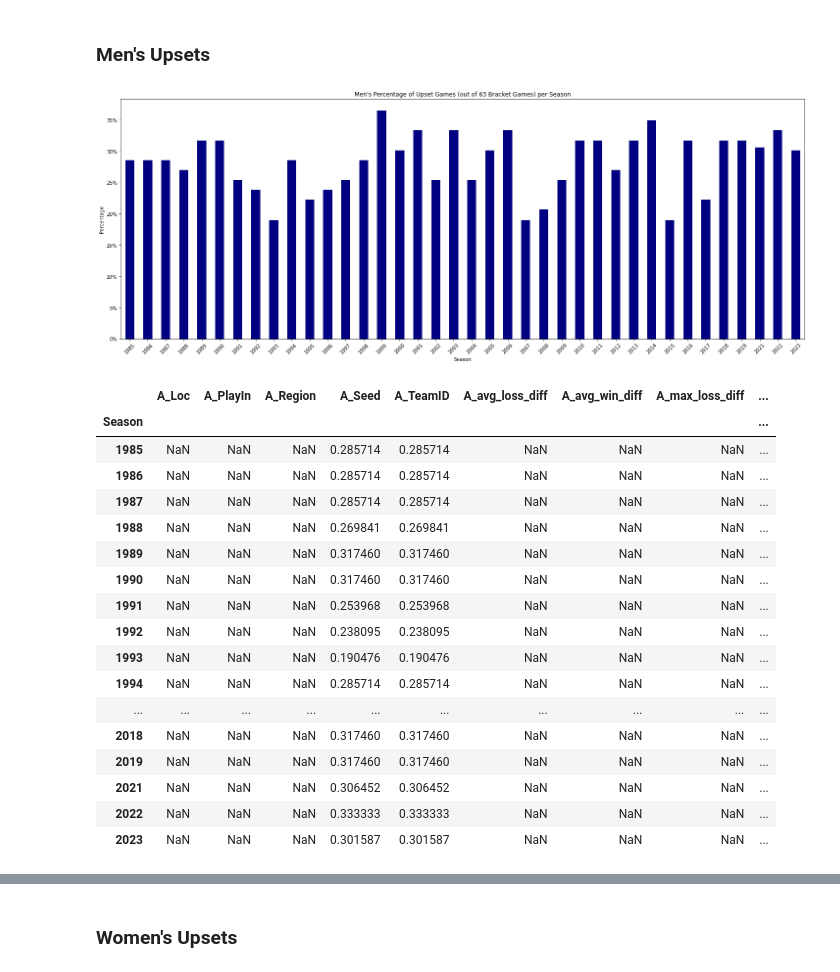
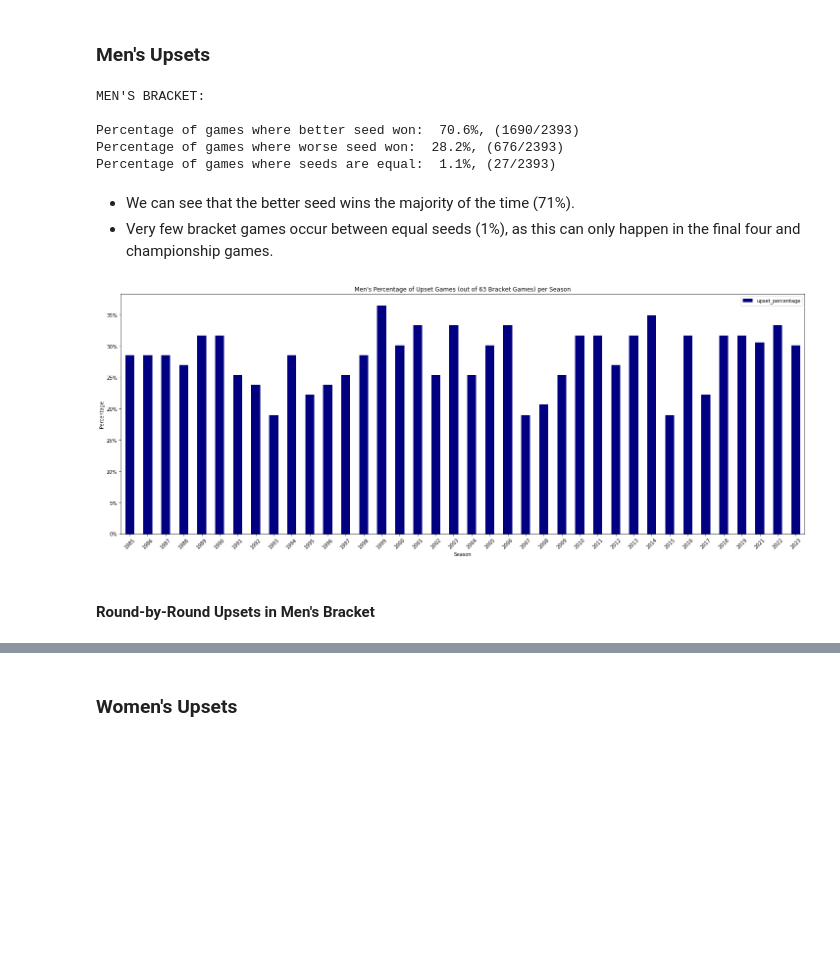
Before and after one commit to heefjones/march_madness, a Jupyter notebook: eda.ipynb, the cells around one changed output, grey strips where cells are left out. Saved outputs shown, nothing was run; the diff lists cells and outputs as text; code cells hidden in the pictures; blank space fills up the shorter version.

```diff
--- a/eda.ipynb
+++ b/eda.ipynb
@@ -545,0 +566,7 @@ plt.show()
+# %%
+# create winning seed diff col
+df['Wseed_diff'] = np.where(df['win'] == 1, df['B_Seed'] - df['A_Seed'], df['A_Seed'] - df['B_Seed'])
+# %%
+# split mens and womens data
+df_mens = df[df['A_TeamID'] < 3000].copy().reset_index(drop=True)
+df_womens = df[df['A_TeamID'] >= 3000].copy().reset_index(drop=True)
@@ -546,2 +651,6 @@ plt.show()
+# %%
+# drop play-in games for bracket analysis
+df_mens = df_mens.drop(index=df_mens.loc[(df_mens['round'] == 0)].index).reset_index(drop=True)
+df_womens = df_womens.drop(index=df_womens.loc[(df_womens['round'] == 0)].index).reset_index(drop=True)
 # %% [markdown]
 ### Men's Upsets
@@ -552,30 +657,31 @@ wupsets = upsets.loc[upsets['A_TeamID'] >= 3000]
+# %%
+# get favorite wins (lower/better seed wins), get upsets (higher/worse seed wins), and equal seed wins
+mfavorites = df_mens.loc[df_mens['Wseed_diff'] > 0][['Season', 'A_TeamID', 'B_TeamID', 'A_FullSeed', 'B_FullSeed', 'Wseed_diff', 'score_diff', 'round']]
+mupsets = df_mens.loc[df_mens['Wseed_diff'] < 0][['Season', 'A_TeamID', 'B_TeamID', 'A_FullSeed', 'B_FullSeed', 'Wseed_diff', 'score_diff', 'round']]
+mequals = df_mens.loc[df_mens['Wseed_diff'] == 0][['Season', 'A_TeamID', 'B_TeamID', 'A_FullSeed', 'B_FullSeed', 'Wseed_diff', 'score_diff', 'round']]
+
+print('MEN\'S BRACKET:\n')
+print(f'% of games where better seed won: {mfavorites.shape[0] / df_mens.shape[0] * 100: .1f}%, ({mfavorites.shape[0]}/{df_mens.shape[0]})')
+print(f'% of games where worse seed won: {mupsets.shape[0] / df_mens.shape[0] * 100: .1f}%, ({mupsets.shape[0]}/{df_mens.shape[0]})')
+print(f'% of games where seeds are equal: {mequals.shape[0] / df_mens.shape[0] * 100: .1f}%, ({mequals.shape[0]}/{df_mens.shape[0]})')
+# %% [output]
+MEN'S BRACKET:
+
+Percentage of games where better seed won:  70.6%, (1690/2393)
+Percentage of games where worse seed won:  28.2%, (676/2393)
+Percentage of games where seeds are equal:  1.1%, (27/2393)
+# %% [markdown]
+- We can see that the better seed wins the majority of the time (71%).
+- Very few bracket games occur between equal seeds (1%), as this can only happen in the final four and championship games.
 # %%
 # plot men's percentage of upsets per season
-mupset_percentage = mupsets.groupby('Season').count() / df_copy.loc[df_copy['A_TeamID'] < 3000].groupby('Season').count()
-mupset_percentage['score_diff'].plot(kind='bar', figsize=(25, 9), title='Men\'s Percentage of Upset Games (out of 63 Bracket Games) per Season', ylabel='Percentage', xlabel='Season' \
-                                     , color='navy', rot=45)
-plt.gca().set_yticklabels(['{:.0f}%'.format(x * 100) for x in plt.gca().get_yticks()])
+mupset_percentage = (mupsets.groupby('Season').count() / df_mens.groupby('Season').count()).rename(columns={'score_diff': 'upset_percentage'}) \
+    .reset_index()[['Season', 'upset_percentage']]
+ax = mupset_percentage.plot(kind='bar', figsize=(25, 9), x='Season',y='upset_percentage', title='Men\'s Percentage of Upset Games (out of 63 Bracket Games) per Season',
+                            ylabel='Percentage', xlabel='Season', color='navy', rot=45)
+ax.set_yticklabels(['{:.0f}%'.format(x * 100) for x in ax.get_yticks()])
 plt.show()
 # %% [output]
-[figure, old version]
+[figure, new version]
-# %%
-mupset_percentage.reset_index()
-# %% [output]
-|  | A_Loc | A_PlayIn | A_Region | A_Seed | A_TeamID | A_avg_loss_diff | A_avg_win_diff | A_max_loss_diff | ... |
-| Season |  |  |  |  |  |  |  |  | ... |
-| 1985 | NaN | NaN | NaN | 0.285714 | 0.285714 | NaN | NaN | NaN | ... |
-| 1986 | NaN | NaN | NaN | 0.285714 | 0.285714 | NaN | NaN | NaN | ... |
-| 1987 | NaN | NaN | NaN | 0.285714 | 0.285714 | NaN | NaN | NaN | ... |
-| 1988 | NaN | NaN | NaN | 0.269841 | 0.269841 | NaN | NaN | NaN | ... |
-| 1989 | NaN | NaN | NaN | 0.317460 | 0.317460 | NaN | NaN | NaN | ... |
-| 1990 | NaN | NaN | NaN | 0.317460 | 0.317460 | NaN | NaN | NaN | ... |
-| 1991 | NaN | NaN | NaN | 0.253968 | 0.253968 | NaN | NaN | NaN | ... |
-| 1992 | NaN | NaN | NaN | 0.238095 | 0.238095 | NaN | NaN | NaN | ... |
-| 1993 | NaN | NaN | NaN | 0.190476 | 0.190476 | NaN | NaN | NaN | ... |
-| 1994 | NaN | NaN | NaN | 0.285714 | 0.285714 | NaN | NaN | NaN | ... |
-| ... | ... | ... | ... | ... | ... | ... | ... | ... | ... |
-| 2018 | NaN | NaN | NaN | 0.317460 | 0.317460 | NaN | NaN | NaN | ... |
-| 2019 | NaN | NaN | NaN | 0.317460 | 0.317460 | NaN | NaN | NaN | ... |
-| 2021 | NaN | NaN | NaN | 0.306452 | 0.306452 | NaN | NaN | NaN | ... |
-| 2022 | NaN | NaN | NaN | 0.333333 | 0.333333 | NaN | NaN | NaN | ... |
-| 2023 | NaN | NaN | NaN | 0.301587 | 0.301587 | NaN | NaN | NaN | ... |
+# %% [markdown]
+#### Round-by-Round Upsets in Men's Bracket
```
Also changed, not shown: parts of 46 cells of this notebook, 3 other files.
